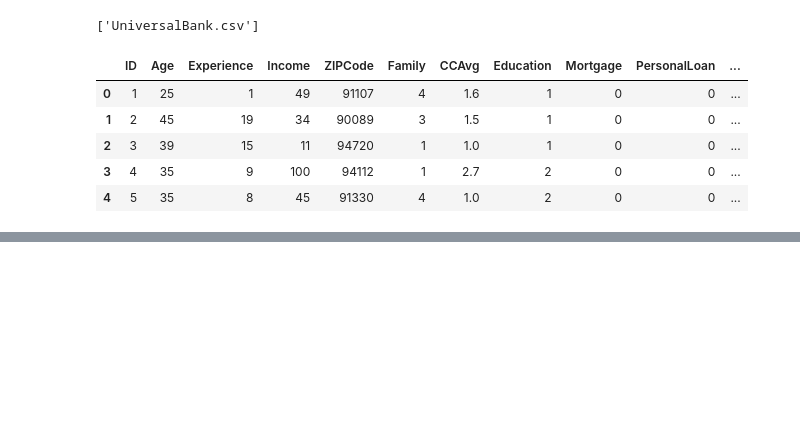
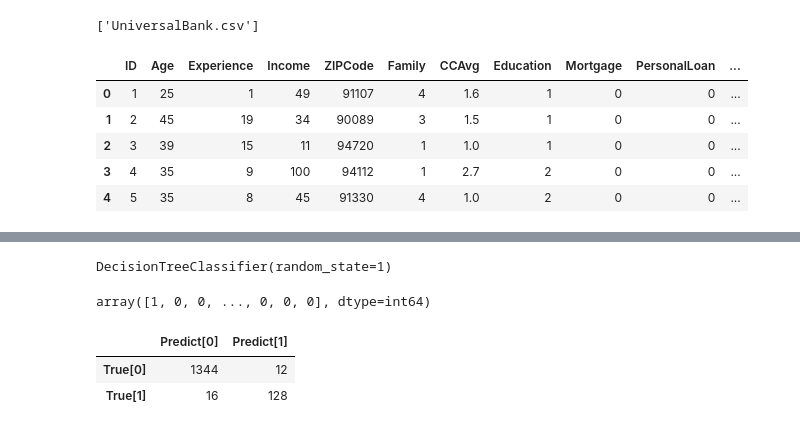
Before and after one commit to calixlock/vscode, a Jupyter notebook: _PML/My/sol_universal_bank.ipynb, the cells around one changed output, grey strips where cells are left out. Cells and saved outputs as stored; diff of their text form; code cells hidden in the pictures; blank space fills up the shorter version.

```diff
--- a/_PML/My/sol_universal_bank.ipynb
+++ b/_PML/My/sol_universal_bank.ipynb
@@ -42,0 +106,21 @@ bank_df.head()
+# %%
+# model construct
+# 하이퍼 파라미터 튜닝을 위해 max_depth를 None값으로 둔다
+tree = DecisionTreeClassifier(criterion='gini', max_depth = None, random_state=1)
+tree.fit(X_train, y_train)
+# %% [output]
+DecisionTreeClassifier(random_state=1)
+# %%
+# model validation
+
+y_pred = tree.predict(X_test)
+y_pred
+# %% [output]
+array([1, 0, 0, ..., 0, 0, 0], dtype=int64)
+# %%
+c_m = pd.DataFrame(confusion_matrix(y_test, y_pred), index=['True[0]','True[1]'], columns=['Predict[0]','Predict[1]'])
+c_m
+# %% [output]
+|  | Predict[0] | Predict[1] |
+| True[0] | 1344 | 12 |
+| True[1] | 16 | 128 |
```
Also changed, not shown: parts of 11 cells of this notebook.
